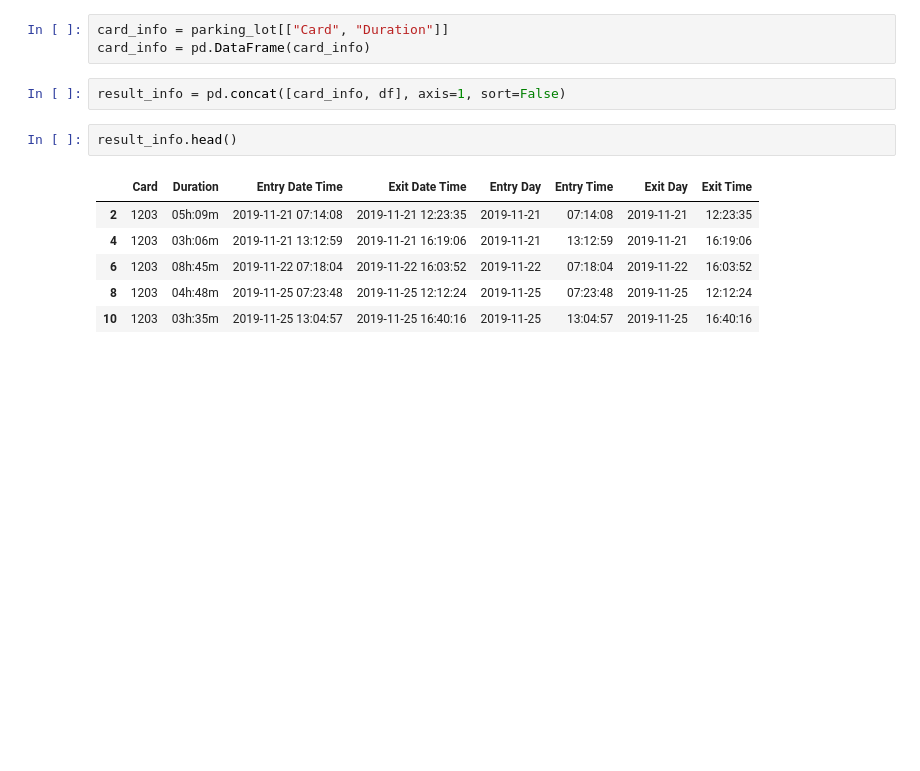
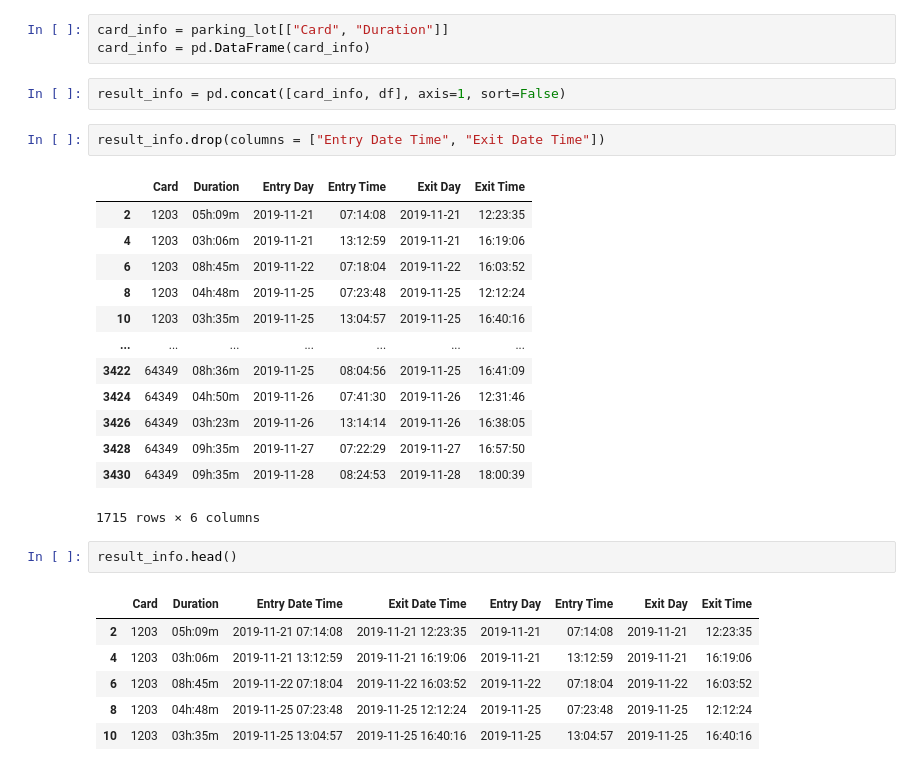
Before and after one commit to nobleartorigus/ParkingLotDS, a Jupyter notebook: Parking Lot.ipynb, the cells around one changed output. Cells and saved outputs as stored; diff of their text form; blank space fills up the shorter version.

```diff
--- a/Parking Lot.ipynb
+++ b/Parking Lot.ipynb
@@ -206,6 +206,22 @@ card_info = parking_lot[["Card", "Duration"]]
 card_info = pd.DataFrame(card_info)
 # %%
 result_info = pd.concat([card_info, df], axis=1, sort=False)
+# %%
+result_info.drop(columns = ["Entry Date Time", "Exit Date Time"])
+# %% [output]
+|  | Card | Duration | Entry Day | Entry Time | Exit Day | Exit Time |
+| 2 | 1203 | 05h:09m | 2019-11-21 | 07:14:08 | 2019-11-21 | 12:23:35 |
+| 4 | 1203 | 03h:06m | 2019-11-21 | 13:12:59 | 2019-11-21 | 16:19:06 |
+| 6 | 1203 | 08h:45m | 2019-11-22 | 07:18:04 | 2019-11-22 | 16:03:52 |
+| 8 | 1203 | 04h:48m | 2019-11-25 | 07:23:48 | 2019-11-25 | 12:12:24 |
+| 10 | 1203 | 03h:35m | 2019-11-25 | 13:04:57 | 2019-11-25 | 16:40:16 |
+| ... | ... | ... | ... | ... | ... | ... |
+| 3422 | 64349 | 08h:36m | 2019-11-25 | 08:04:56 | 2019-11-25 | 16:41:09 |
+| 3424 | 64349 | 04h:50m | 2019-11-26 | 07:41:30 | 2019-11-26 | 12:31:46 |
+| 3426 | 64349 | 03h:23m | 2019-11-26 | 13:14:14 | 2019-11-26 | 16:38:05 |
+| 3428 | 64349 | 09h:35m | 2019-11-27 | 07:22:29 | 2019-11-27 | 16:57:50 |
+| 3430 | 64349 | 09h:35m | 2019-11-28 | 08:24:53 | 2019-11-28 | 18:00:39 |
+1715 rows × 6 columns
 # %%
 result_info.head()
 # %% [output]
```
